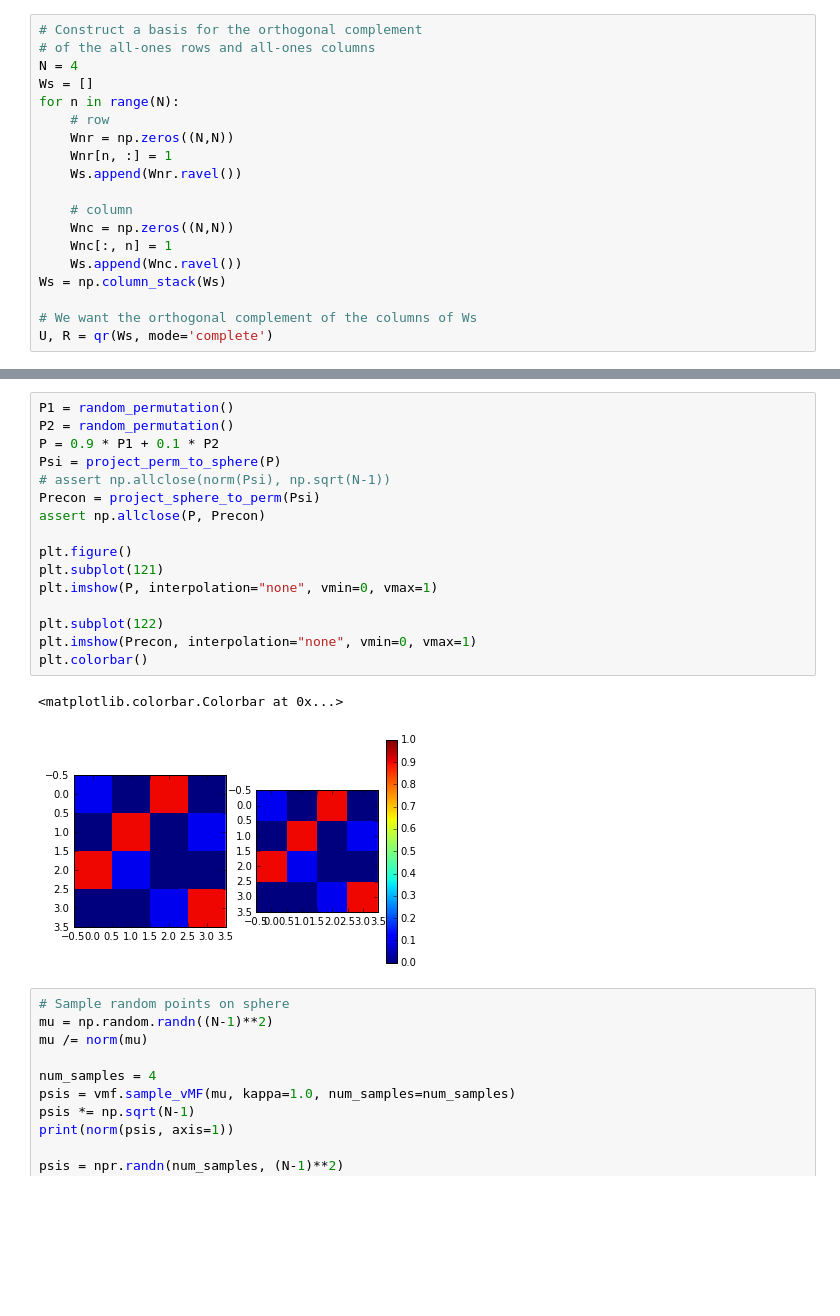
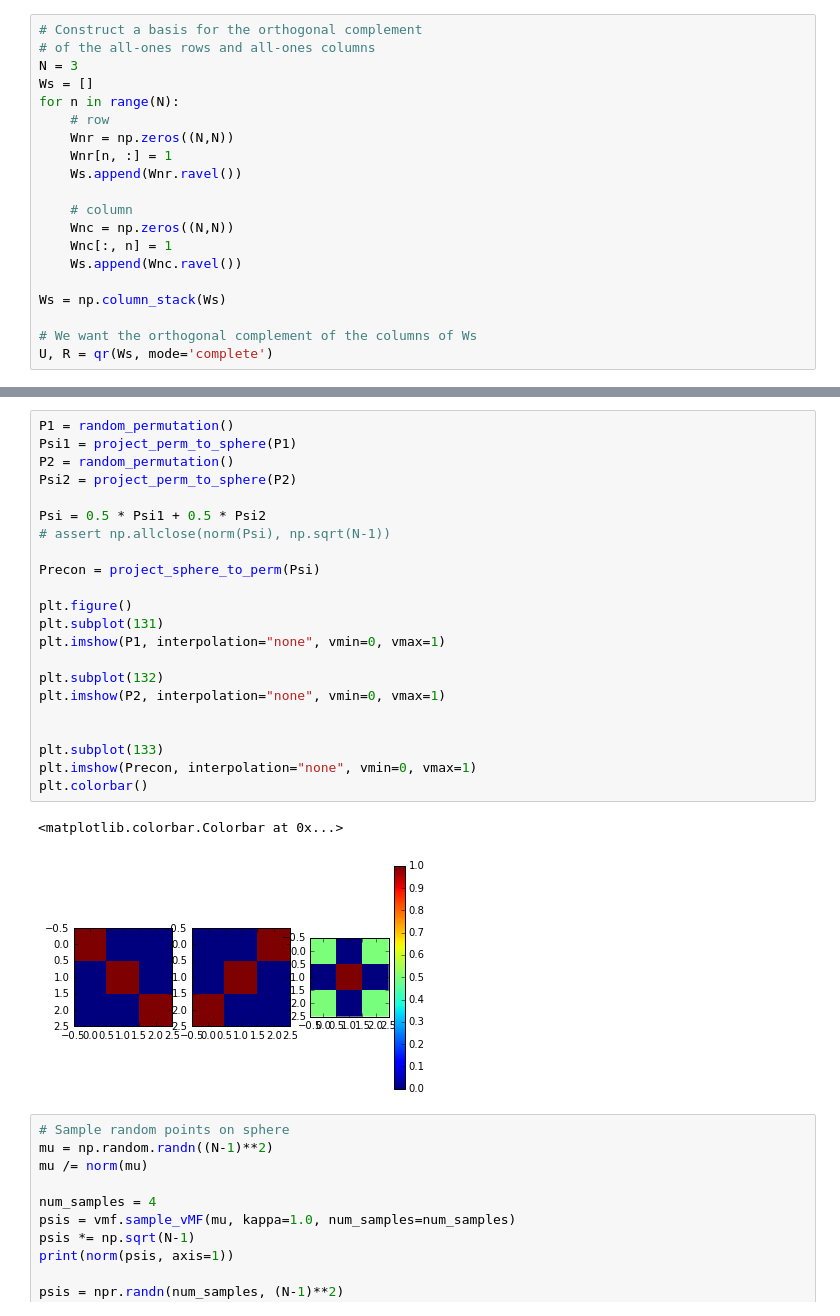
Before and after one commit to slinderman/birkhoff, a Jupyter notebook: notebooks/2017_02_09 von Mises Fisher reparameterizations.ipynb, the cells around one changed output, grey strips where cells are left out. Cells and saved outputs as stored; diff of their text form; blank space fills up the shorter version.

```diff
--- a/notebooks/2017_02_09 von Mises Fisher reparameterizations.ipynb
+++ b/notebooks/2017_02_09 von Mises Fisher reparameterizations.ipynb
@@ -12,7 +12,7 @@ import vmf
 # %%
 # Construct a basis for the orthogonal complement
 # of the all-ones rows and all-ones columns
-N = 4
+N = 3
 Ws = []
 for n in range(N):
     # row
@@ -24,6 +24,7 @@ for n in range(N):
     Wnc = np.zeros((N,N))
     Wnc[:, n] = 1
     Ws.append(Wnc.ravel())
+
 Ws = np.column_stack(Ws)
 
 # We want the orthogonal complement of the columns of Ws
@@ -119,22 +116,28 @@ plt.colorbar()
 # %%
 P1 = random_permutation()
+Psi1 = project_perm_to_sphere(P1)
 P2 = random_permutation()
-P = 0.9 * P1 + 0.1 * P2
-Psi = project_perm_to_sphere(P)
+Psi2 = project_perm_to_sphere(P2)
+
+Psi = 0.5 * Psi1 + 0.5 * Psi2
 # assert np.allclose(norm(Psi), np.sqrt(N-1))
+
 Precon = project_sphere_to_perm(Psi)
-assert np.allclose(P, Precon)
 
 plt.figure()
-plt.subplot(121)
-plt.imshow(P, interpolation="none", vmin=0, vmax=1)
+plt.subplot(131)
+plt.imshow(P1, interpolation="none", vmin=0, vmax=1)
 
-plt.subplot(122)
+plt.subplot(132)
+plt.imshow(P2, interpolation="none", vmin=0, vmax=1)
+
+
+plt.subplot(133)
 plt.imshow(Precon, interpolation="none", vmin=0, vmax=1)
 plt.colorbar()
 # %% [output]
 <matplotlib.colorbar.Colorbar at 0x...>
-[figure, old version]
+[figure, new version]
 # %%
 # Sample random points on sphere
 mu = np.random.randn((N-1)**2)
```
Also changed, not shown: parts of 4 cells of this notebook, 4 other files.
